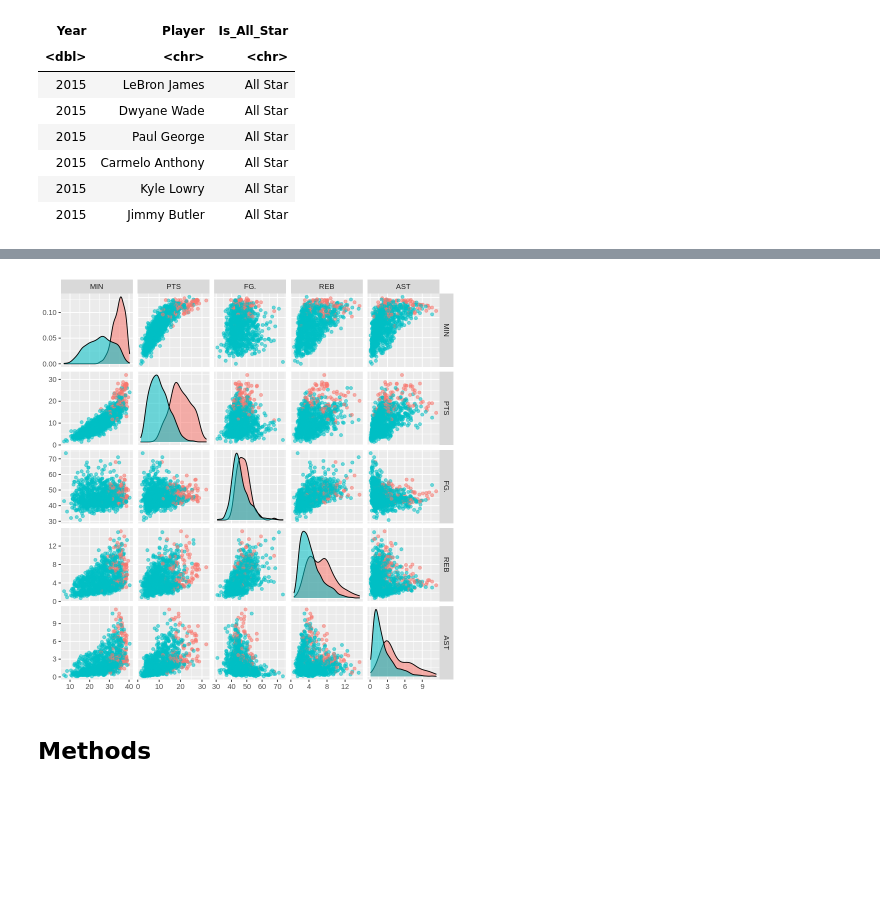
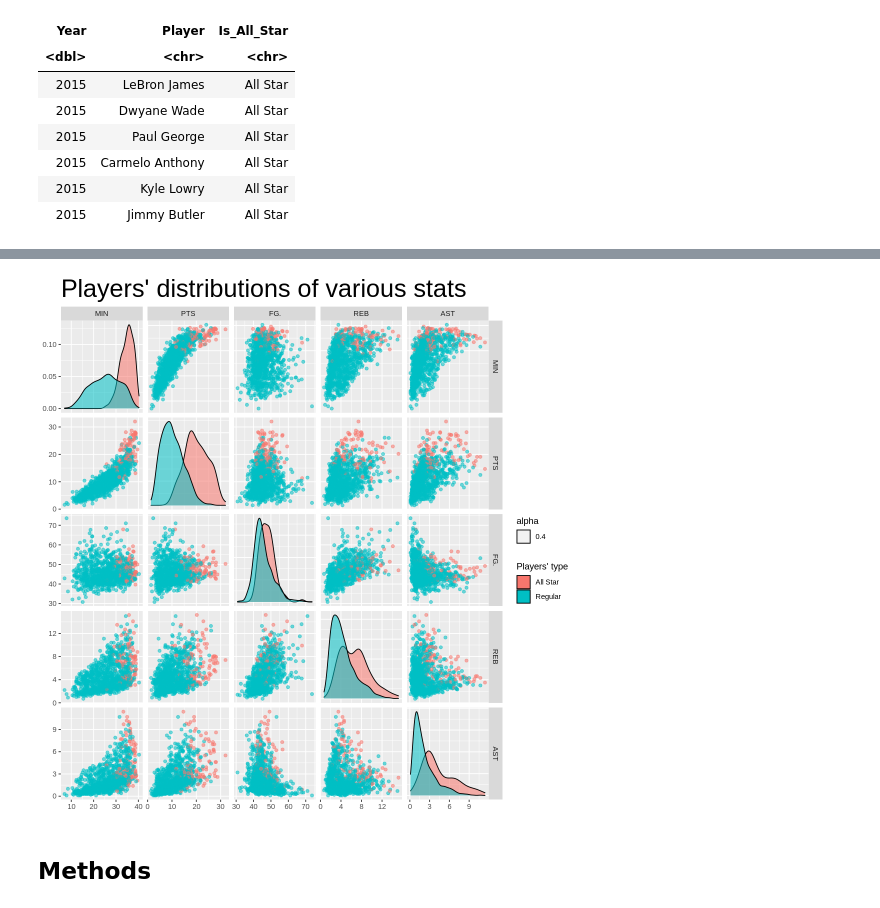
Before and after one commit to RayNguyent/DSCI-100-project, a Jupyter notebook: proposal.ipynb, the cells around one changed output, grey strips where cells are left out. Drawn from its saved outputs; the diff is of its cells as text; code cells hidden in the pictures; blank space fills up the shorter version.

Commit message:
add Text-1

```diff
--- a/proposal.ipynb
+++ b/proposal.ipynb
@@ -55,0 +39,6 @@ A data.frame: 6 × 7
+# %%
+## Data set #1: NBA Player Stats
+## Filtered from years 2011-2015
+
+players <- read.csv("https://raw.githubusercontent.com/RayNguyent/DSCI-100-project/urls/data/nba_player_stats.csv")
+head(players)
@@ -86,10 +85,12 @@ A tibble: 6 × 3
 | 2015 | Kyle Lowry | All Star |
 | 2015 | Jimmy Butler | All Star |
 # %%
+
 ## Combined data sets
 
-combined_data <- left_join(players_filtered, all_stars_filtered, by = c("Year", "Player")) %>%
+combined_data <- left_join(players, all_stars_filtered, by = c("Year", "Player")) %>%
     replace(is.na(.), "Regular") %>%
     mutate(Is_All_Star = as_factor(Is_All_Star))
+
 head(combined_data)
 # %% [output]
@@ -104,0 +106,7 @@ A data.frame: 6 × 8
+# %%
+## Select the potential attributes
+selected_combined_data <- combined_data %>%
+    filter(Year <= 2015 & Year >= 2011) %>%
+    filter(Player != "0") %>%
+    select(Year, Player, MIN, PTS, FG., REB, AST,Is_All_Star)
+head(selected_combined_data)
@@ -105,13 +123,15 @@ A data.frame: 6 × 8
 # %%
 ## Graphs displaying relationships between each variable.
+options(repr.plot.width = 9, repr.plot.height = 9)
+plot <- ggpairs(selected_combined_data, columns = 3:7, legend = 1,
+                ggplot2::aes(color = Is_All_Star, alpha = 0.4),
+                upper = list(continuous = "points", wrap("cor", size = 2.5))) +
+                labs(title = "Players' distributions of various stats", fill = "Players' type") +
+                theme(plot.title = element_text(size = 30))
 
-plot <- ggpairs(combined_data, columns = 3:7,
-                ggplot2::aes(color = Is_All_Star, alpha = 0.4),
-                upper = list(continuous = "points", wrap("cor", size = 2.5)))
-# TODO: Add a legend to the graph, along with x and y labels. Also, standardize the stats if possible.
 plot
 # %% [output]
-[figure, old version]
+[figure, new version]
 # %% [markdown]
 ## Methods
 # %% [markdown]
```
Also changed, not shown: parts of 6 cells of this notebook.
